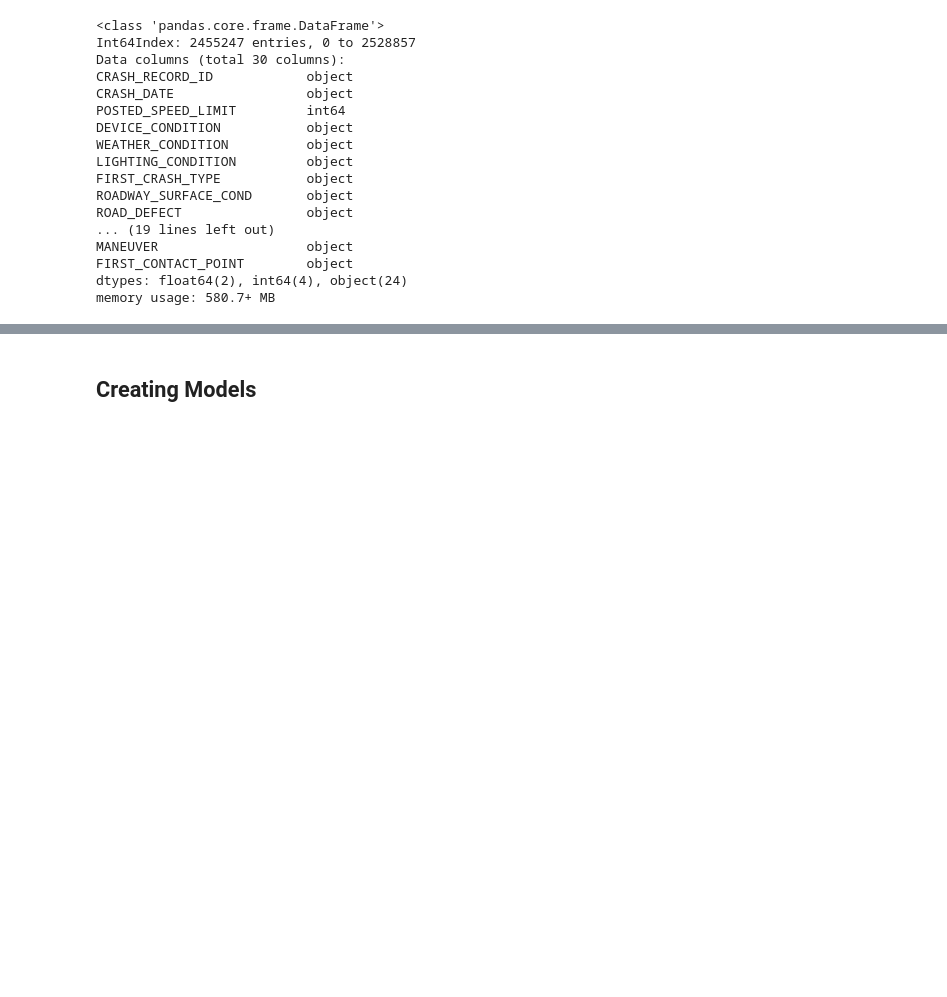
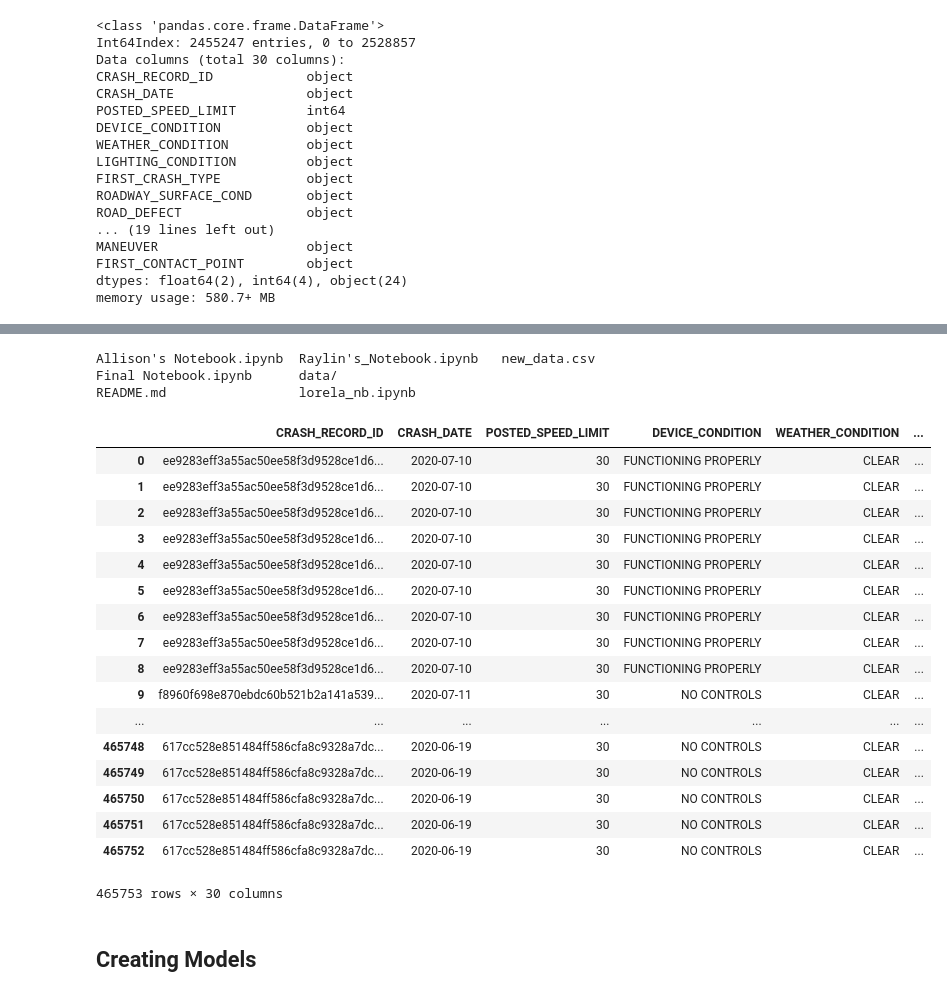
Before and after one commit to raylinsoriano/Project_3_Classification, a Jupyter notebook: Raylin's_Notebook.ipynb, the cells around one changed output, grey strips where cells are left out. Cells and saved outputs as stored; diff of their text form; code cells hidden in the pictures; blank space fills up the shorter version.

```diff
--- a/Raylin's_Notebook.ipynb
+++ b/Raylin's_Notebook.ipynb
@@ -277,3 +326,32 @@ KeyboardInterrupt:
+# %%
+ls
+# %% [output]
+Allison's Notebook.ipynb  Raylin's_Notebook.ipynb   new_data.csv
+Final Notebook.ipynb      data/
+README.md                 lorela_nb.ipynb
+# %%
+df = pd.read_csv('new_data.csv')
+# %%
+df
+# %% [output]
+|  | CRASH_RECORD_ID | CRASH_DATE | POSTED_SPEED_LIMIT | DEVICE_CONDITION | WEATHER_CONDITION | ... |
+| 0 | ee9283eff3a55ac50ee58f3d9528ce1d6... | 2020-07-10 | 30 | FUNCTIONING PROPERLY | CLEAR | ... |
+| 1 | ee9283eff3a55ac50ee58f3d9528ce1d6... | 2020-07-10 | 30 | FUNCTIONING PROPERLY | CLEAR | ... |
+| 2 | ee9283eff3a55ac50ee58f3d9528ce1d6... | 2020-07-10 | 30 | FUNCTIONING PROPERLY | CLEAR | ... |
+| 3 | ee9283eff3a55ac50ee58f3d9528ce1d6... | 2020-07-10 | 30 | FUNCTIONING PROPERLY | CLEAR | ... |
+| 4 | ee9283eff3a55ac50ee58f3d9528ce1d6... | 2020-07-10 | 30 | FUNCTIONING PROPERLY | CLEAR | ... |
+| 5 | ee9283eff3a55ac50ee58f3d9528ce1d6... | 2020-07-10 | 30 | FUNCTIONING PROPERLY | CLEAR | ... |
+| 6 | ee9283eff3a55ac50ee58f3d9528ce1d6... | 2020-07-10 | 30 | FUNCTIONING PROPERLY | CLEAR | ... |
+| 7 | ee9283eff3a55ac50ee58f3d9528ce1d6... | 2020-07-10 | 30 | FUNCTIONING PROPERLY | CLEAR | ... |
+| 8 | ee9283eff3a55ac50ee58f3d9528ce1d6... | 2020-07-10 | 30 | FUNCTIONING PROPERLY | CLEAR | ... |
+| 9 | f8960f698e870ebdc60b521b2a141a539... | 2020-07-11 | 30 | NO CONTROLS | CLEAR | ... |
+| ... | ... | ... | ... | ... | ... | ... |
+| 465748 | 617cc528e851484ff586cfa8c9328a7dc... | 2020-06-19 | 30 | NO CONTROLS | CLEAR | ... |
+| 465749 | 617cc528e851484ff586cfa8c9328a7dc... | 2020-06-19 | 30 | NO CONTROLS | CLEAR | ... |
+| 465750 | 617cc528e851484ff586cfa8c9328a7dc... | 2020-06-19 | 30 | NO CONTROLS | CLEAR | ... |
+| 465751 | 617cc528e851484ff586cfa8c9328a7dc... | 2020-06-19 | 30 | NO CONTROLS | CLEAR | ... |
+| 465752 | 617cc528e851484ff586cfa8c9328a7dc... | 2020-06-19 | 30 | NO CONTROLS | CLEAR | ... |
+465753 rows × 30 columns
 # %% [markdown]
 ## Creating Models
 # %% [markdown]
```
Also changed, not shown: parts of 73 cells of this notebook, 1 other file.
